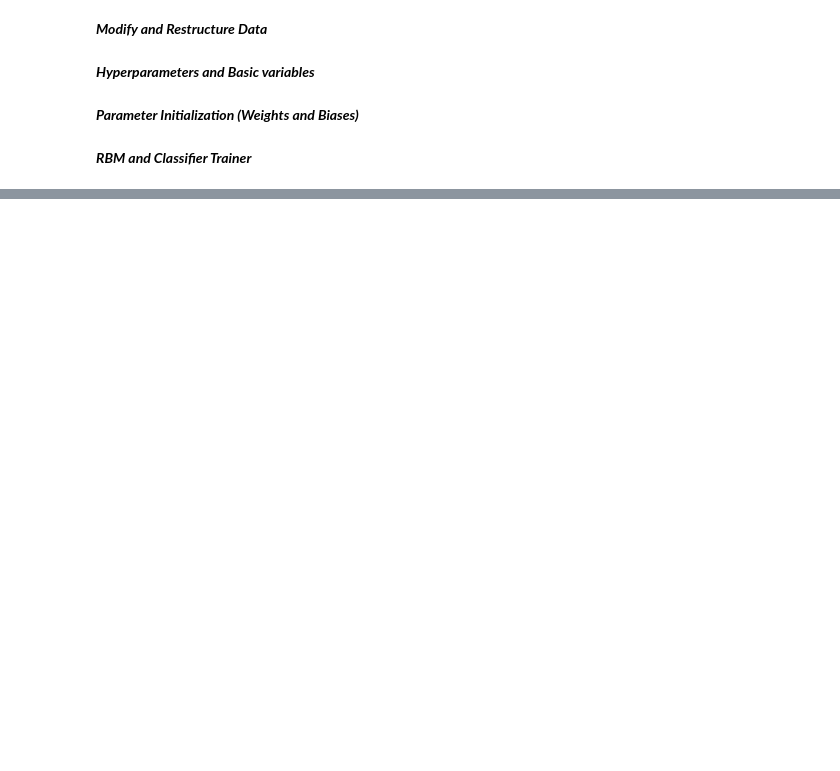
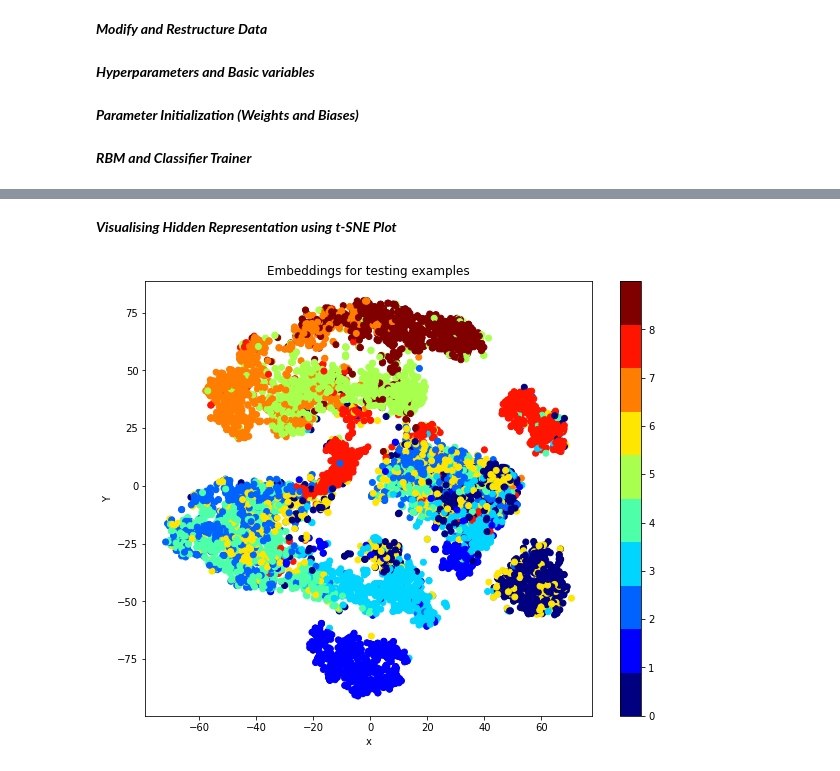
Before and after one commit to srinivasrdhkrshnn/RBM-with-Gibbs-Samplimg-Contrastive-Divergence, a Jupyter notebook: Contrastive_Divergence_Assignment_4.ipynb, the cells around one changed output, grey strips where cells are left out. Drawn from its saved outputs; the diff is of its cells as text; code cells hidden in the pictures; blank space fills up the shorter version.

```diff
--- a/Contrastive_Divergence_Assignment_4.ipynb
+++ b/Contrastive_Divergence_Assignment_4.ipynb
@@ -158,17 +149,21 @@ def classifier_train(X,Y,rbm_parameters,classifier_param,classifier_epochs,learn
     return classifier_param
 # %%
 def rbm_classifier(X_train,Y_train,X_val,Y_val,X_test,Y_test,rbm_epochs,classifier_epochs,k,n_hidden,learning_rate) :
+
   classifier_param = classifier_param_init()
   rbm_parameters = rbm_param_init()
 
   for j in range(rbm_epochs) :
+
      rbm_parameters = rbm_train(X_train,rbm_parameters,k,learning_rate)                             # Train RBM for one epoch
      classifier_param = classifier_train(X_val,Y_val,rbm_parameters,classifier_param,classifier_epochs,learning_rate)               # Train the classifier with hidden representation of RBM
 
      accuracy = 0.0
      loss = 0.0
      # Evaluate accuracy and loss over test data
+
      for i in range(n_test_examples) :
+
         h = get_hidden(X_test[i],rbm_parameters)
         y_hat = softmax(np.dot(classifier_param["W"],h)+classifier_param["b"])
 
@@ -179,7 +174,8 @@ def rbm_classifier(X_train,Y_train,X_val,Y_val,X_test,Y_test,rbm_epochs,classifi
      accuracy = accuracy/n_test_examples
      loss = loss/n_test_examples
      print("Epoch :" + str(j)+" "+ str(accuracy)+" "+str(loss))
-     wandb.log({"Accuracy":accuracy,"Loss":loss,"Epoch":j})
+    # wandb.log({"Accuracy":accuracy,"Loss":loss,"Epoch":j})
+
   return rbm_parameters,classifier_param
 # %%
 def train():
@@ -266,0 +231,8 @@ Epoch :10 0.7527 8.989761840789006
+# %%
+rbm_epochs = 20
+classifier_epochs = 1
+k = 2
+n_hidden = 256
+learning_rate = 0.001
+
+rbm_parameters,classifier_param = rbm_classifier(X_train,Y_train,X_val,Y_val,X_test,Y_test,rbm_epochs,classifier_epochs,k,n_hidden,learning_rate)
@@ -266,0 +257,31 @@ Epoch :10 0.7527 8.989761840789006
+# %% [markdown]
+***Visualising Hidden Representation using t-SNE Plot***
+# %%
+from sklearn.manifold import TSNE
+
+hidden_reps = []
+
+for i in range(n_test_examples) :
+
+    h = get_hidden(X_test[i],rbm_parameters)
+    hidden_reps.append(np.array(h))
+
+print(np.shape(hidden_reps))
+
+hidden_reps = np.array(hidden_reps)
+hidden_reps = np.resize(hidden_reps, (n_test_examples,256))
+embedded = TSNE(n_components = 2, early_exaggeration = 7).fit_transform(hidden_reps)
+
+vis_x = embedded[:,0]
+vis_y = embedded[:,1]
+# %%
+plt.figure(figsize = (10,8))
+plt.title("Embeddings for testing examples")
+plt.xlabel("x")
+plt.ylabel("Y")
+plt.scatter(vis_x[:10000], vis_y[:10000], c = y_test[:10000], cmap = plt.cm.get_cmap("jet", 10))
+plt.colorbar(ticks = range(max(y_test)))
+plt.show()
+class_type = ['T-shirt/top', 'Trouser', 'Pullover', 'Dress', 'Coat','Sandal', 'Shirt', 'Sneaker', 'Bag', 'Ankle boot']
+# %% [output]
+[figure, added]
```
Also changed, not shown: parts of 5 cells of this notebook.
